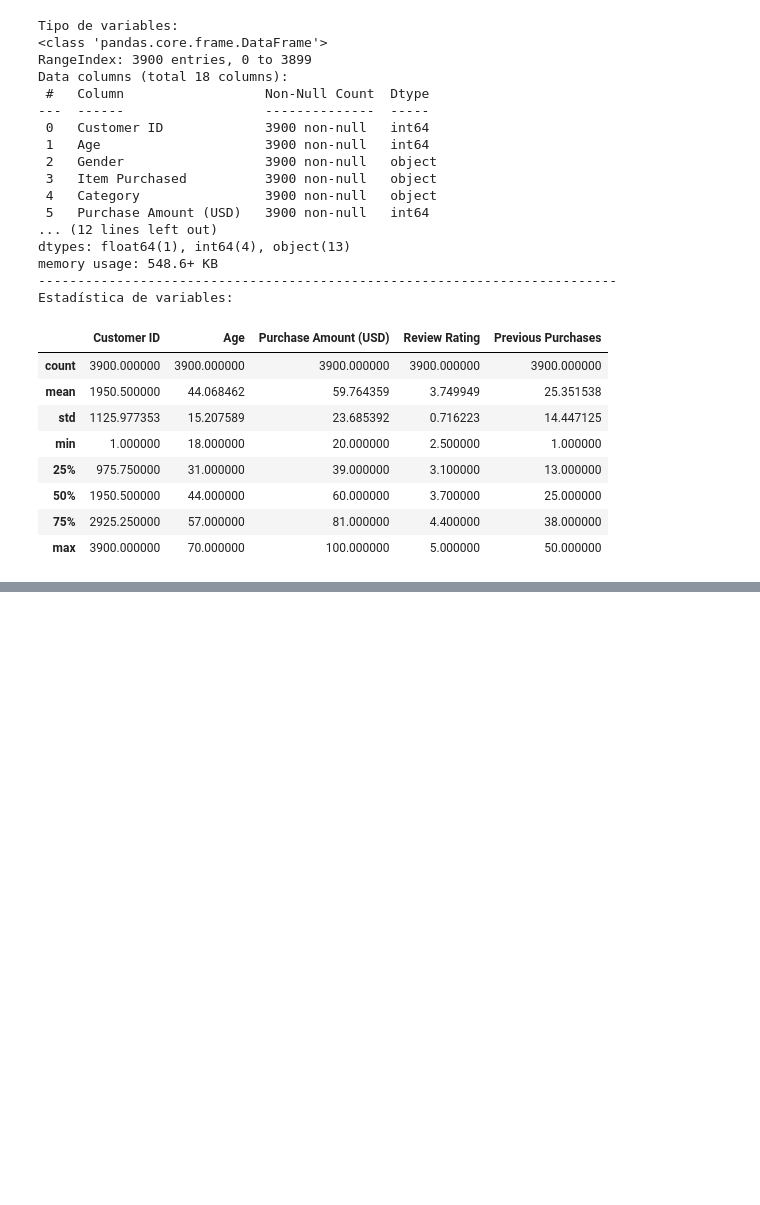
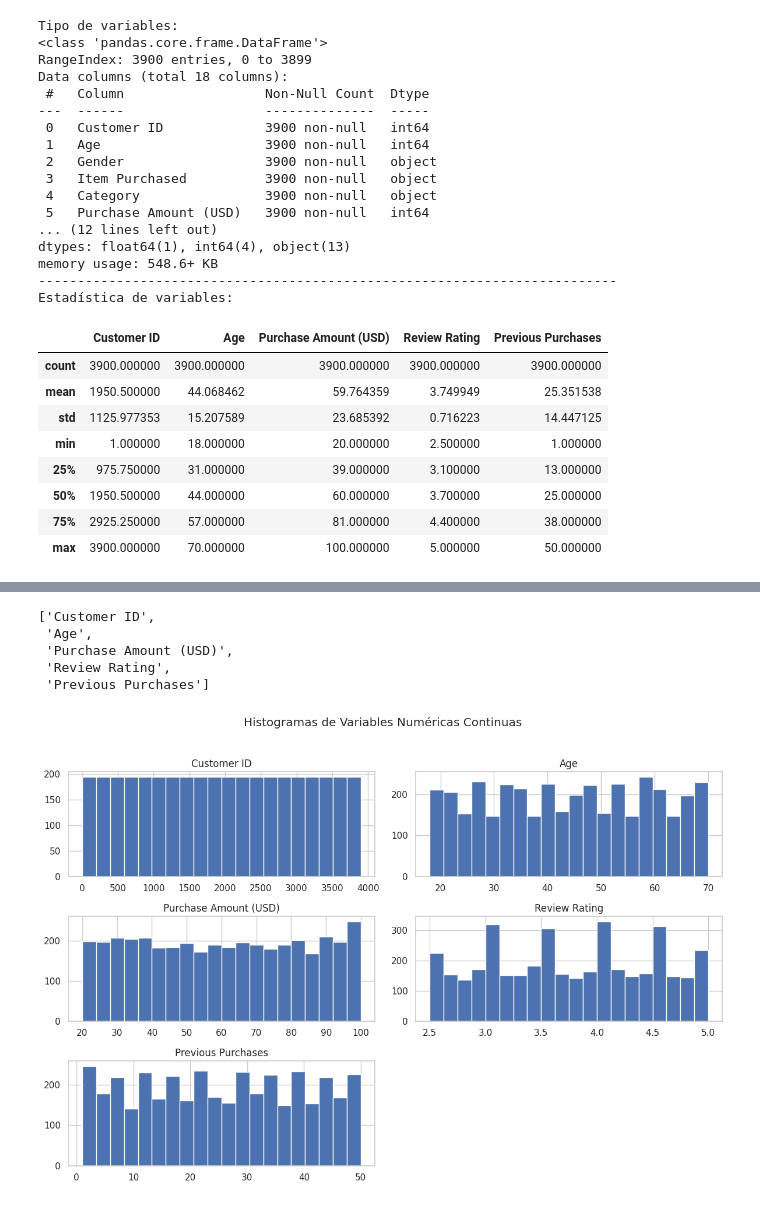
Before and after one commit to karen-moreiraz/DataScience-1, a Jupyter notebook: DataScience_2025_1.ipynb, the cells around one changed output, grey strips where cells are left out. Drawn from its saved outputs; the diff is of its cells as text; code cells hidden in the pictures; blank space fills up the shorter version.

```diff
--- a/DataScience_2025_1.ipynb
+++ b/DataScience_2025_1.ipynb
@@ -95,0 +208,3 @@ Estadística de variables:
+# %%
+numerical_features = df.select_dtypes(include=np.number).columns.tolist()
+numerical_features
@@ -95,0 +221,20 @@ Estadística de variables:
+# %%
+# Variables categóricas codificadas numéricamente:
+categorical_coded_num = ['Gender', 'Subscription Status', 'Discount Applied', 'Promo Code Used']
+# %%
+numerical_continuous = [col for col in numerical_features if col not in categorical_coded_num]
+numerical_continuous
+# %% [output]
+['Customer ID',
+ 'Age',
+ 'Purchase Amount (USD)',
+ 'Review Rating',
+ 'Previous Purchases']
+# %%
+# Histogramas para variables continuas
+df[numerical_continuous].hist(figsize=(12, 8), bins=20)
+plt.suptitle('Histogramas de Variables Numéricas Continuas', y=1.02)
+plt.tight_layout()
+plt.show()
+# %% [output]
+[figure, added]
```
Also changed, not shown: parts of 60 cells of this notebook.
